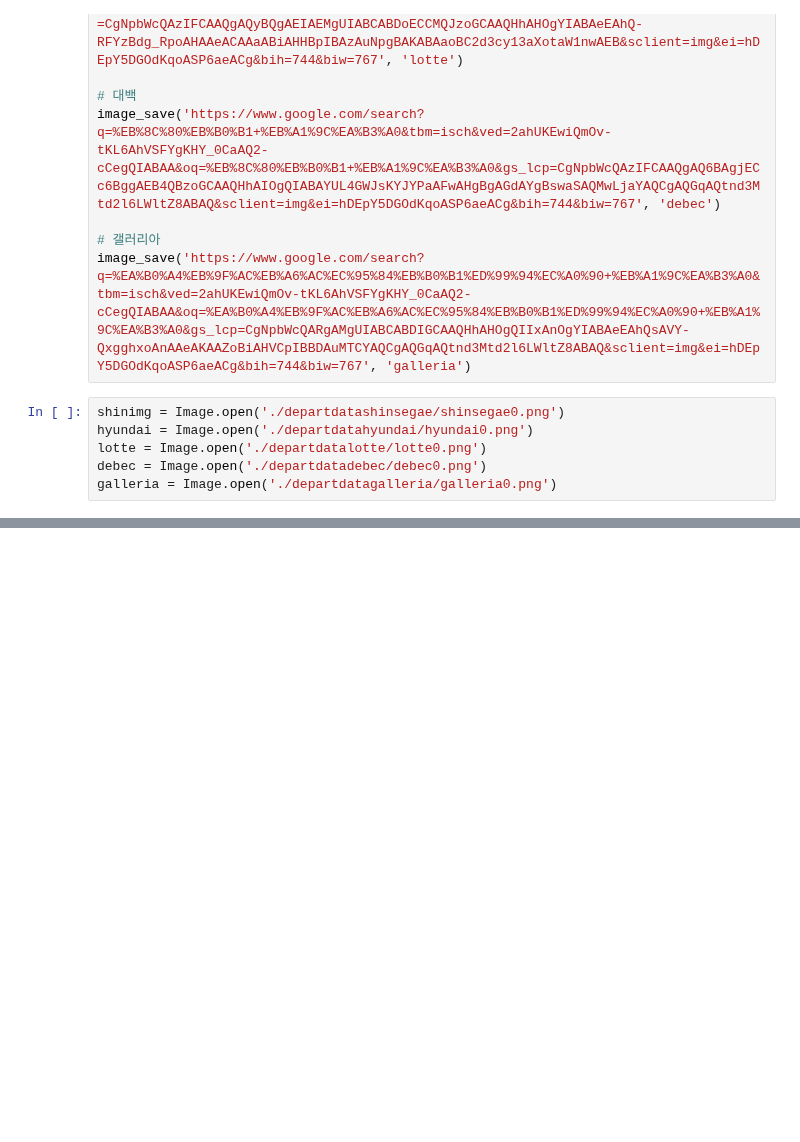
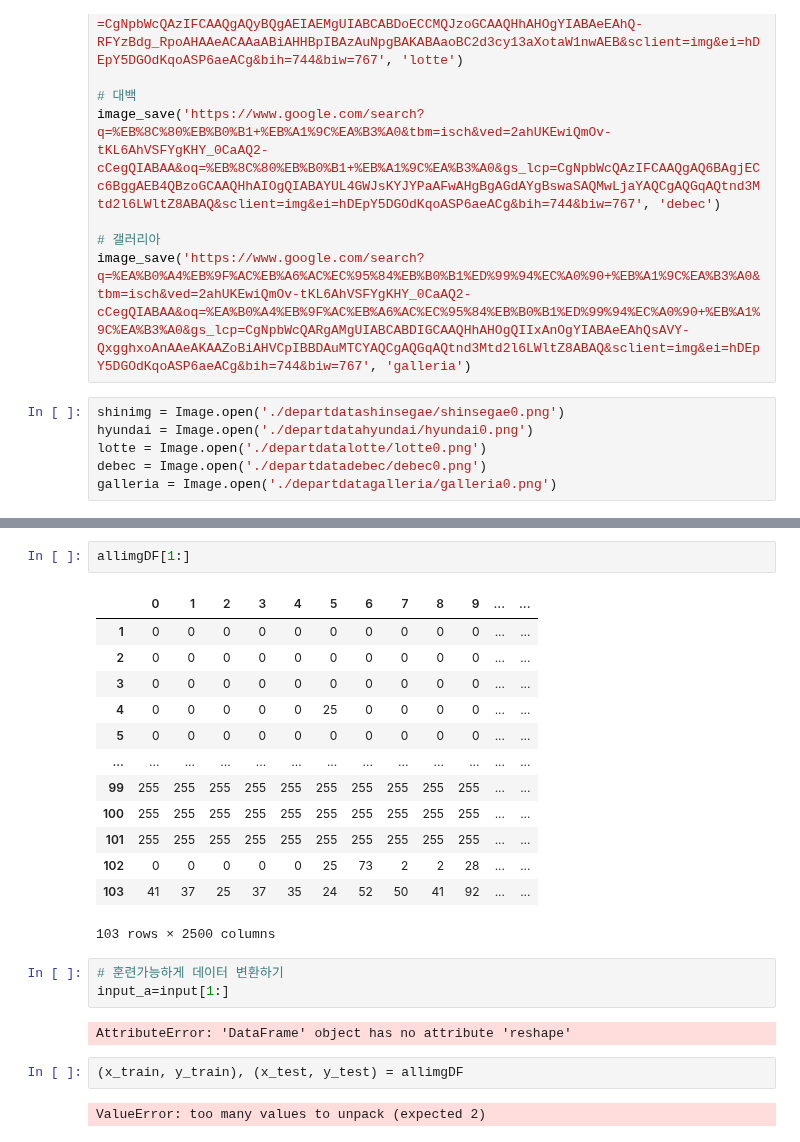
Before and after one commit to HoJin1014/KNU-BIGDATA-study, a Jupyter notebook: 2022.09.20/ex_project1.ipynb, the cells around one changed output, grey strips where cells are left out. Drawn from its saved outputs; the diff is of its cells as text; blank space fills up the shorter version.

```diff
--- a/2022.09.20/ex_project1.ipynb
+++ b/2022.09.20/ex_project1.ipynb
@@ -164,0 +171,25 @@ allgalleriaimg
+# %%
+allimgDF[1:]
+# %% [output]
+|  | 0 | 1 | 2 | 3 | 4 | 5 | 6 | 7 | 8 | 9 | ... | ... |
+| 1 | 0 | 0 | 0 | 0 | 0 | 0 | 0 | 0 | 0 | 0 | ... | ... |
+| 2 | 0 | 0 | 0 | 0 | 0 | 0 | 0 | 0 | 0 | 0 | ... | ... |
+| 3 | 0 | 0 | 0 | 0 | 0 | 0 | 0 | 0 | 0 | 0 | ... | ... |
+| 4 | 0 | 0 | 0 | 0 | 0 | 25 | 0 | 0 | 0 | 0 | ... | ... |
+| 5 | 0 | 0 | 0 | 0 | 0 | 0 | 0 | 0 | 0 | 0 | ... | ... |
+| ... | ... | ... | ... | ... | ... | ... | ... | ... | ... | ... | ... | ... |
+| 99 | 255 | 255 | 255 | 255 | 255 | 255 | 255 | 255 | 255 | 255 | ... | ... |
+| 100 | 255 | 255 | 255 | 255 | 255 | 255 | 255 | 255 | 255 | 255 | ... | ... |
+| 101 | 255 | 255 | 255 | 255 | 255 | 255 | 255 | 255 | 255 | 255 | ... | ... |
+| 102 | 0 | 0 | 0 | 0 | 0 | 25 | 73 | 2 | 2 | 28 | ... | ... |
+| 103 | 41 | 37 | 25 | 37 | 35 | 24 | 52 | 50 | 41 | 92 | ... | ... |
+103 rows × 2500 columns
+# %%
+# 훈련가능하게 데이터 변환하기
+input_a=input[1:]
+# %% [output]
+AttributeError: 'DataFrame' object has no attribute 'reshape'
+# %%
+(x_train, y_train), (x_test, y_test) = allimgDF
+# %% [output]
+ValueError: too many values to unpack (expected 2)
```
Also changed, not shown: parts of 12 cells of this notebook.
